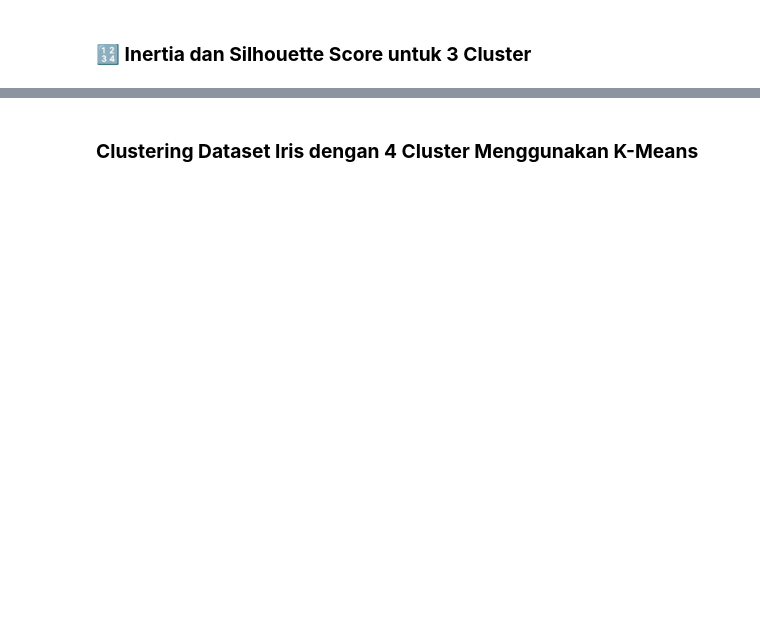
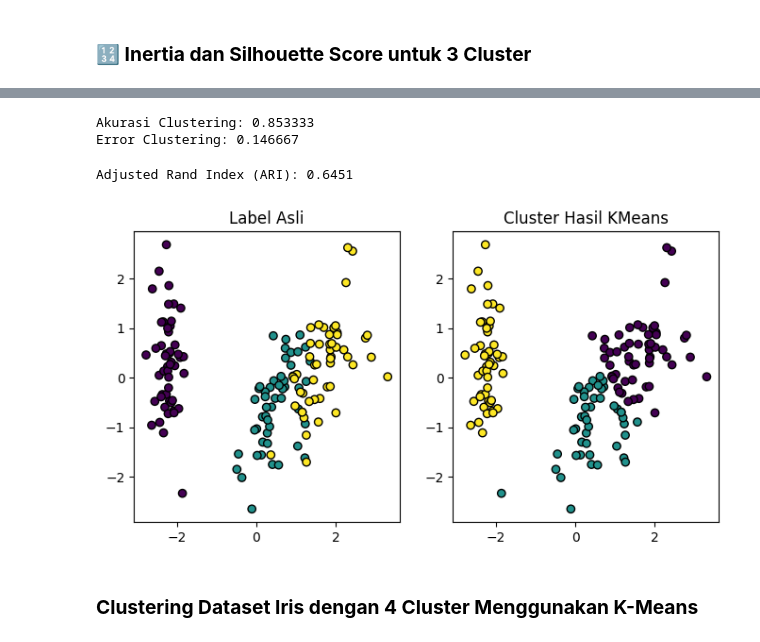
Before and after one commit to rhmnaan/pendat_d, a Jupyter notebook: tugas/_build/jupyter_execute/kmeans.ipynb, the cells around one changed output, grey strips where cells are left out. Saved outputs shown, nothing was run; the diff lists cells and outputs as text; code cells hidden in the pictures; blank space fills up the shorter version.

```diff
--- a/tugas/_build/jupyter_execute/kmeans.ipynb
+++ b/tugas/_build/jupyter_execute/kmeans.ipynb
@@ -355,2 +513,52 @@ Silhouette Score:  0.5185675688773279
+# %%
+from sklearn.metrics import accuracy_score
+from scipy.stats import mode
+
+# Fungsi mapping cluster ke label asli dan hitung akurasi
+def calculate_accuracy(y_true, clusters):
+    labels = np.zeros_like(clusters)
+    for cluster in np.unique(clusters):
+        mask = (clusters == cluster)
+        labels[mask] = mode(y_true[mask])[0]
+    return accuracy_score(y_true, labels)
+
+# Label asli iris
+y_true = iris.target
+
+# Label hasil cluster (ubah 1,2 jadi 0,1 untuk konsistensi)
+clusters = df['Cluster_Diikuti'].values - 1
+
+# Hitung akurasi
+accuracy = calculate_accuracy(y_true, clusters)
+error = 1 - accuracy
+
+print(f"Akurasi Clustering: {accuracy:.6f}")
+print(f"Error Clustering: {error:.6f}")
+# %% [output]
+Akurasi Clustering: 0.853333
+Error Clustering: 0.146667
+# %%
+from sklearn.decomposition import PCA
+import matplotlib.pyplot as plt
+from sklearn.metrics import adjusted_rand_score
+
+ari = adjusted_rand_score(y_true, clusters)
+print(f"Adjusted Rand Index (ARI): {ari:.4f}")
+
+# Visualisasi 2D dengan PCA
+pca = PCA(n_components=2)
+X_pca = pca.fit_transform(X_scaled)
+
+plt.figure(figsize=(8,4))
+plt.subplot(1,2,1)
+plt.scatter(X_pca[:,0], X_pca[:,1], c=y_true, cmap='viridis', marker='o', edgecolor='k')
+plt.title('Label Asli')
+plt.subplot(1,2,2)
+plt.scatter(X_pca[:,0], X_pca[:,1], c=clusters, cmap='viridis', marker='o', edgecolor='k')
+plt.title('Cluster Hasil KMeans')
+plt.show()
+# %% [output]
+Adjusted Rand Index (ARI): 0.6451
+[figure, added]
 # %% [markdown]
 ### **Clustering Dataset Iris dengan 4 Cluster Menggunakan K-Means**
```
Also changed, not shown: parts of 28 cells of this notebook, 16 other files.
